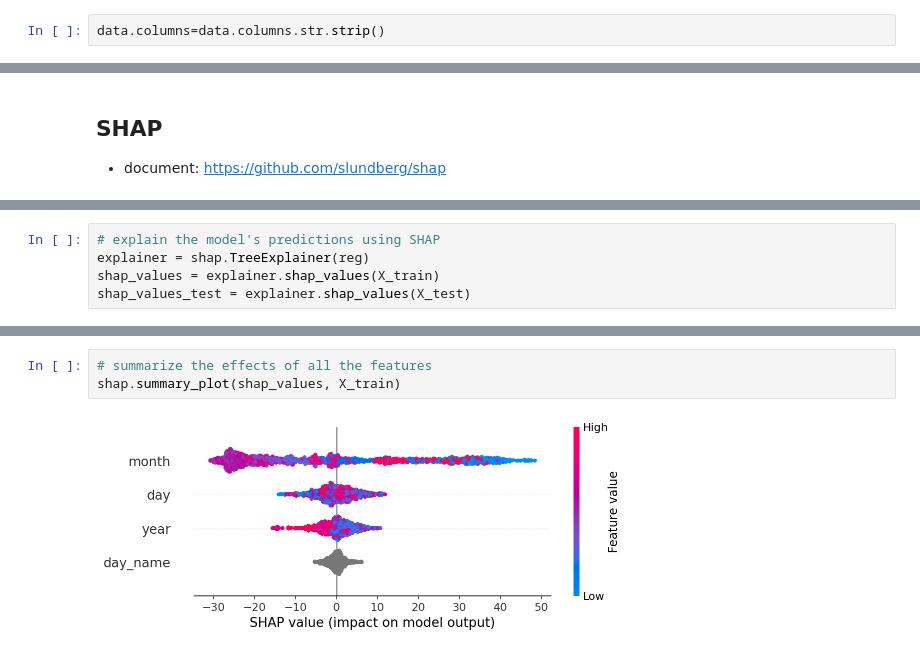
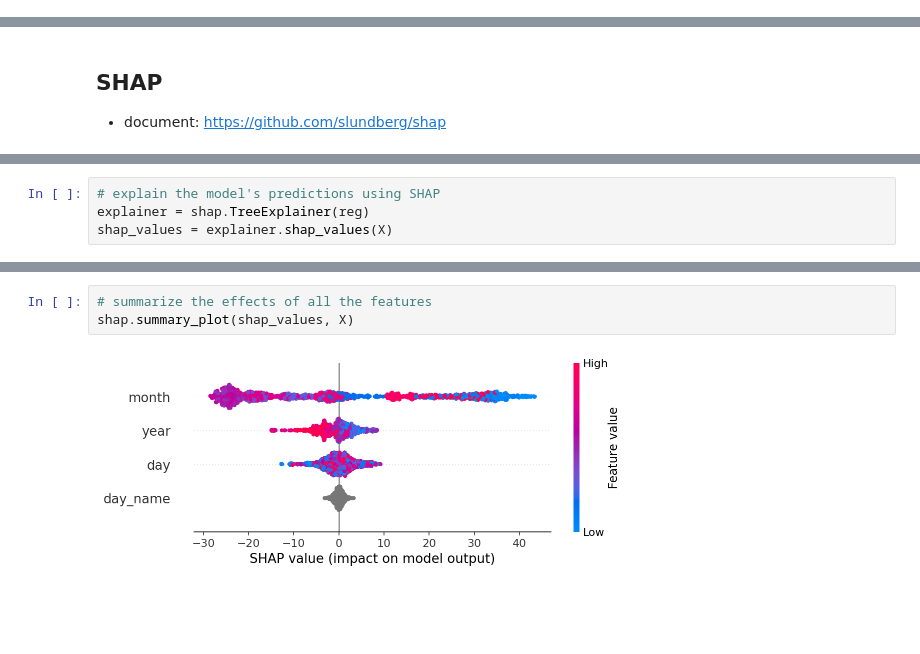
Before and after one commit to prasertcbs/scikitlearn_tutorial, a Jupyter notebook: notebook/regressor_air_quality.ipynb, the cells around one changed output, grey strips where cells are left out. Saved outputs shown, nothing was run; the diff lists cells and outputs as text; blank space fills up the shorter version.

```diff
--- a/notebook/regressor_air_quality.ipynb
+++ b/notebook/regressor_air_quality.ipynb
@@ -59,5 +58,3 @@ Index(['date', 'pm25', 'pm10', 'o3', 'no2', 'so2', 'co'], dtype='object')
-# %%
-data.columns=data.columns.str.strip()
 # %%
 data.info()
 # %% [output]
@@ -333,8 +358,7 @@ shap.initjs()
 # %%
 # explain the model's predictions using SHAP
 explainer = shap.TreeExplainer(reg)
-shap_values = explainer.shap_values(X_train)
-shap_values_test = explainer.shap_values(X_test)
+shap_values = explainer.shap_values(X)
 # %%
 explainer.__dict__
 # %% [output]
@@ -405,5 +449,5 @@ shap.summary_plot(shap_values_test, X_test, plot_type="bar")
 # %%
 # summarize the effects of all the features
-shap.summary_plot(shap_values, X_train)
+shap.summary_plot(shap_values, X)
 # %% [output]
-[figure, old version]
+[figure, new version]
```
Also changed, not shown: parts of 46 cells of this notebook, 1 other file.
